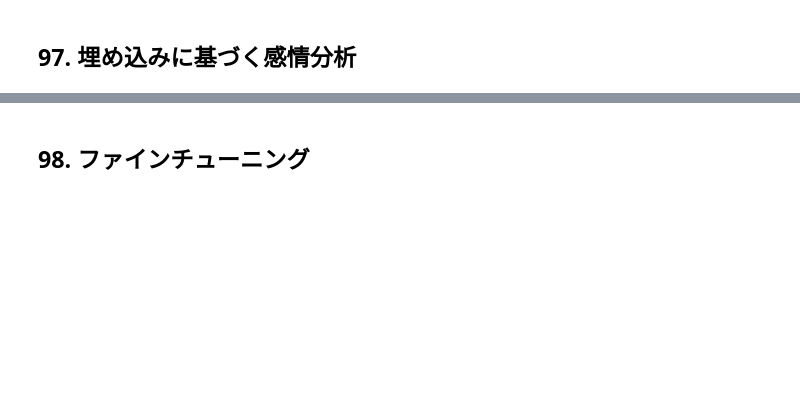
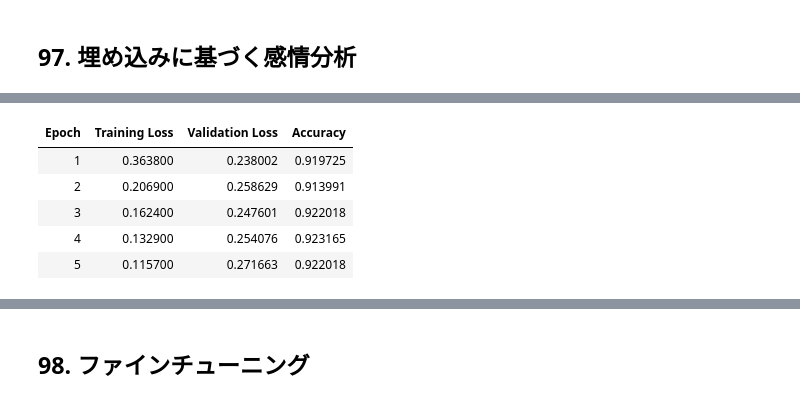
Before and after one commit to j329nish/100knocks, a Jupyter notebook: chapter10.ipynb, the cells around one changed output, grey strips where cells are left out. Saved outputs shown, nothing was run; the diff lists cells and outputs as text; code cells hidden in the pictures; blank space fills up the shorter version.

```diff
--- a/chapter10.ipynb
+++ b/chapter10.ipynb
@@ -299,2 +323,78 @@ accuracy: 54.01%
 # %% [markdown]
 ## 97. 埋め込みに基づく感情分析
+# %%
+from transformers import (
+  AutoModelForSequenceClassification,
+  BatchEncoding,
+  DataCollatorWithPadding,
+  TrainingArguments,
+  Trainer
+)
+from datasets import Dataset
+import numpy as np
+
+# ファイルの読み込み
+train_file_name = './data/SST-2/train.tsv'
+dev_file_name = './data/SST-2/dev.tsv'
+train_df = pd.read_csv(train_file_name, sep='\t', header=0)
+dev_df = pd.read_csv(dev_file_name, sep='\t', header=0)
+train_dataset = Dataset.from_pandas(train_df)
+dev_dataset = Dataset.from_pandas(dev_df)
+
+# モデルの読み込み
+model_name = 'gpt2'
+tokenizer = AutoTokenizer.from_pretrained(model_name)
+model = AutoModelForSequenceClassification.from_pretrained(model_name)
+if tokenizer.pad_token is None:
+  tokenizer.pad_token = tokenizer.eos_token
+model.config.pad_token_id = tokenizer.pad_token_id
+data_collator = DataCollatorWithPadding(tokenizer=tokenizer)
+
+# 前処理
+def preprocess_text_classification(example: dict[str, str | int]) -> BatchEncoding:
+  encoded_example = tokenizer(example["sentence"], truncation=True, max_length=512)
+  encoded_example["labels"] = example["label"]
+  return encoded_example
+encoded_train_dataset = train_dataset.map(
+  preprocess_text_classification, remove_columns=train_dataset.column_names
+)
+encoded_dev_dataset = dev_dataset.map(
+  preprocess_text_classification, remove_columns=dev_dataset.column_names
+)
+
+# モデルの学習
+training_args = TrainingArguments(
+  output_dir="model/model_97",
+  per_device_train_batch_size=32,
+  per_device_eval_batch_size=32,
+  learning_rate=2e-5,
+  lr_scheduler_type="linear",
+  warmup_ratio=0.1,
+  num_train_epochs=5,
+  save_strategy="epoch",
+  logging_strategy="epoch",
+  eval_strategy="epoch",
+  load_best_model_at_end=True,
+  metric_for_best_model="accuracy",
+  fp16=True
+)
+
+def compute_accuracy(eval_pred: tuple[np.ndarray, np.ndarray]) -> dict[str, float]:
+  predictions, labels = eval_pred
+  predictions = np.argmax(predictions, axis=1)
+  return {"accuracy": (predictions == labels).mean()}
+
+trainer = Trainer(
+    model=model,
+    train_dataset=encoded_train_dataset,
+    eval_dataset=encoded_dev_dataset,
+    data_collator=data_collator,
+    args=training_args,
+    compute_metrics=compute_accuracy,
+)
+trainer.train()
+
+# モデルの評価
+eval_results = trainer.evaluate()
+print(eval_results)
+# %% [output]
@@ -300,0 +405,6 @@ accuracy: 54.01%
+| Epoch | Training Loss | Validation Loss | Accuracy |
+| 1 | 0.363800 | 0.238002 | 0.919725 |
+| 2 | 0.206900 | 0.258629 | 0.913991 |
+| 3 | 0.162400 | 0.247601 | 0.922018 |
+| 4 | 0.132900 | 0.254076 | 0.923165 |
+| 5 | 0.115700 | 0.271663 | 0.922018 |
```
Also changed, not shown: parts of 12 cells of this notebook.
